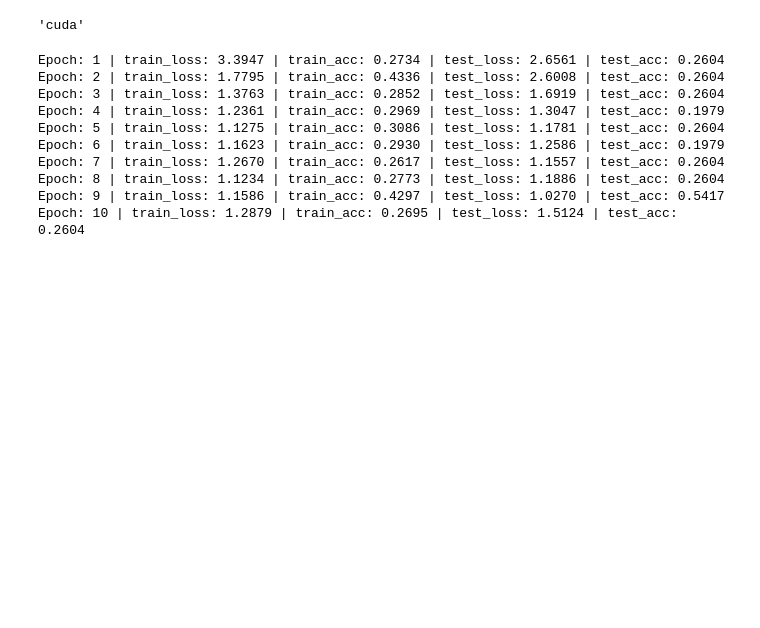
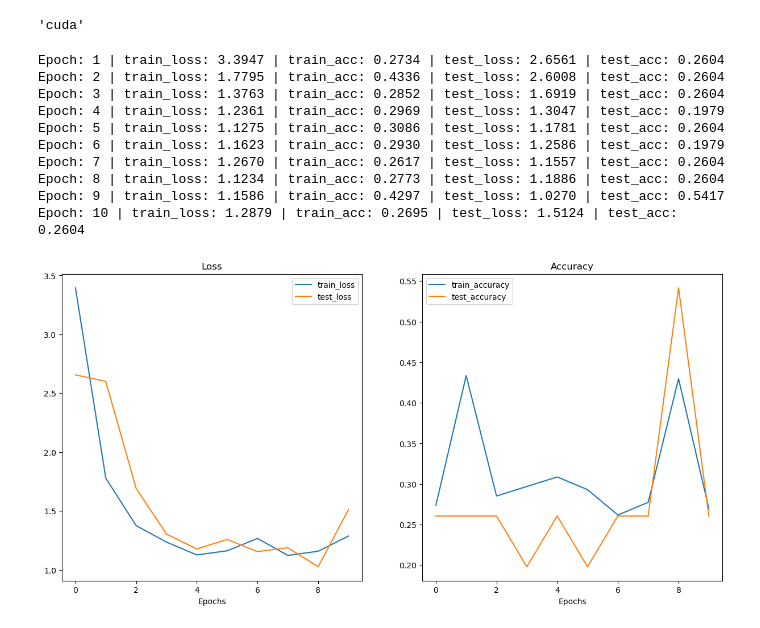
Before and after one commit to piyamure/ml_self_learning-, a Jupyter notebook: vision_transformer.ipynb, the cells around one changed output. Saved outputs shown, nothing was run; the diff lists cells and outputs as text; code cells hidden in the pictures; blank space fills up the shorter version.

```diff
--- a/vision_transformer.ipynb
+++ b/vision_transformer.ipynb
@@ -300,3 +300,9 @@ Epoch: 7 | train_loss: 1.2670 | train_acc: 0.2617 | test_loss: 1.1557 | test_acc
 Epoch: 8 | train_loss: 1.1234 | train_acc: 0.2773 | test_loss: 1.1886 | test_acc: 0.2604
 Epoch: 9 | train_loss: 1.1586 | train_acc: 0.4297 | test_loss: 1.0270 | test_acc: 0.5417
 Epoch: 10 | train_loss: 1.2879 | train_acc: 0.2695 | test_loss: 1.5124 | test_acc: 0.2604
+# %%
+# plot the loss curves
+from helper_functions import plot_loss_curves
+plot_loss_curves(results)
+# %% [output]
+[figure, added]
```
Also changed, not shown: parts of 4 cells of this notebook.
